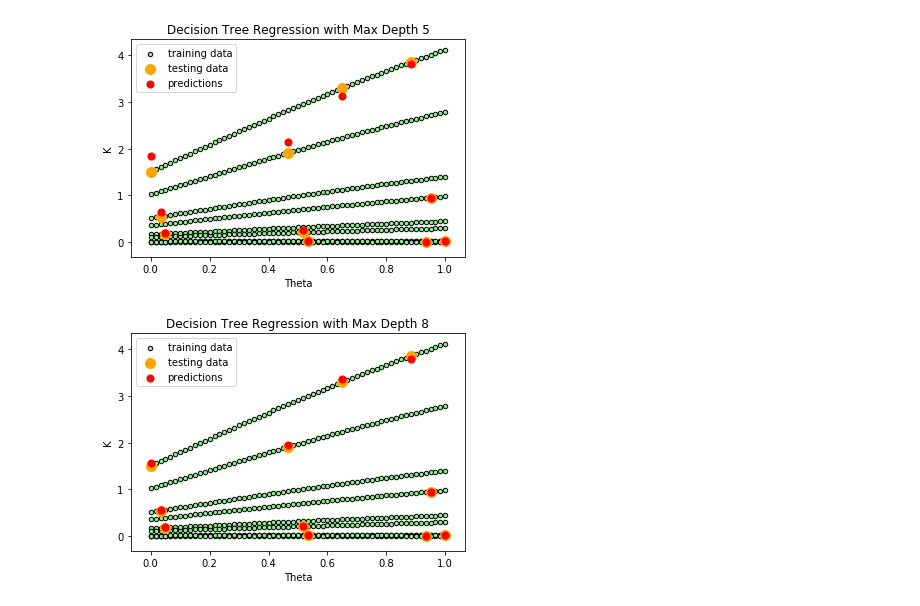
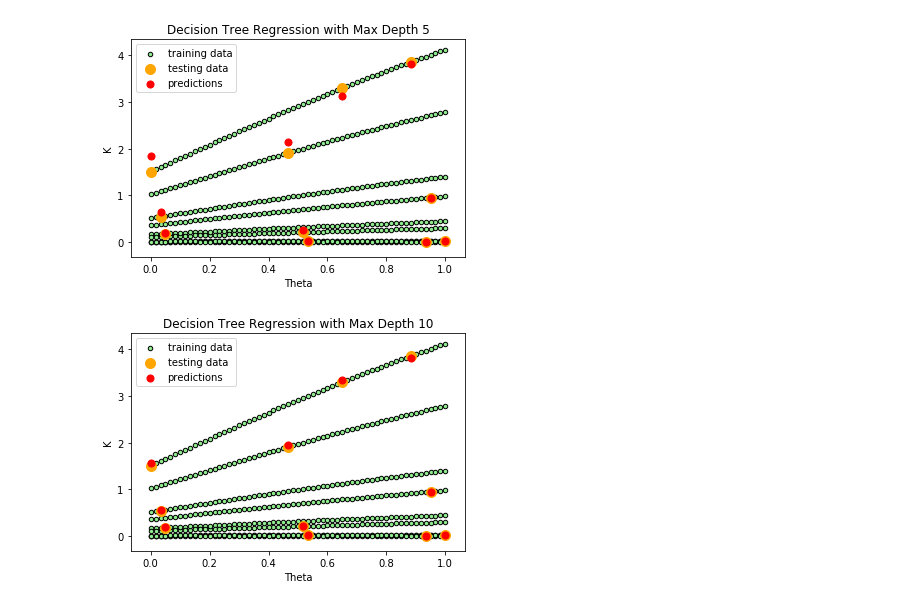
Before and after one commit to tz-earl/K-values-machine-model, a Jupyter notebook: K-values-decision-tree-regressor.ipynb, the cells around one changed output. Drawn from its saved outputs; the diff is of its cells as text; code cells hidden in the pictures.

```diff
--- a/K-values-decision-tree-regressor.ipynb
+++ b/K-values-decision-tree-regressor.ipynb
@@ -123,14 +123,14 @@ plot_predictions(predictions_2, max_depth)
 [figure]
 # %%
 ## Train  a decision tree regressor
-max_depth = 8
+max_depth = 10
 regr_3 = tree.DecisionTreeRegressor(max_depth=max_depth)
 regr_3.fit(features, correct_outputs)
 
 ## Run the decision tree against the test data to get predictions
 predictions_3 = regr_3.predict(np_test_features)
 
 ## Display a scatter plot of predicted vs. actual
 plot_predictions(predictions_3, max_depth)
 # %% [output]
-[figure, old version]
+[figure, new version]
```
Also changed, not shown: parts of 6 cells of this notebook.
